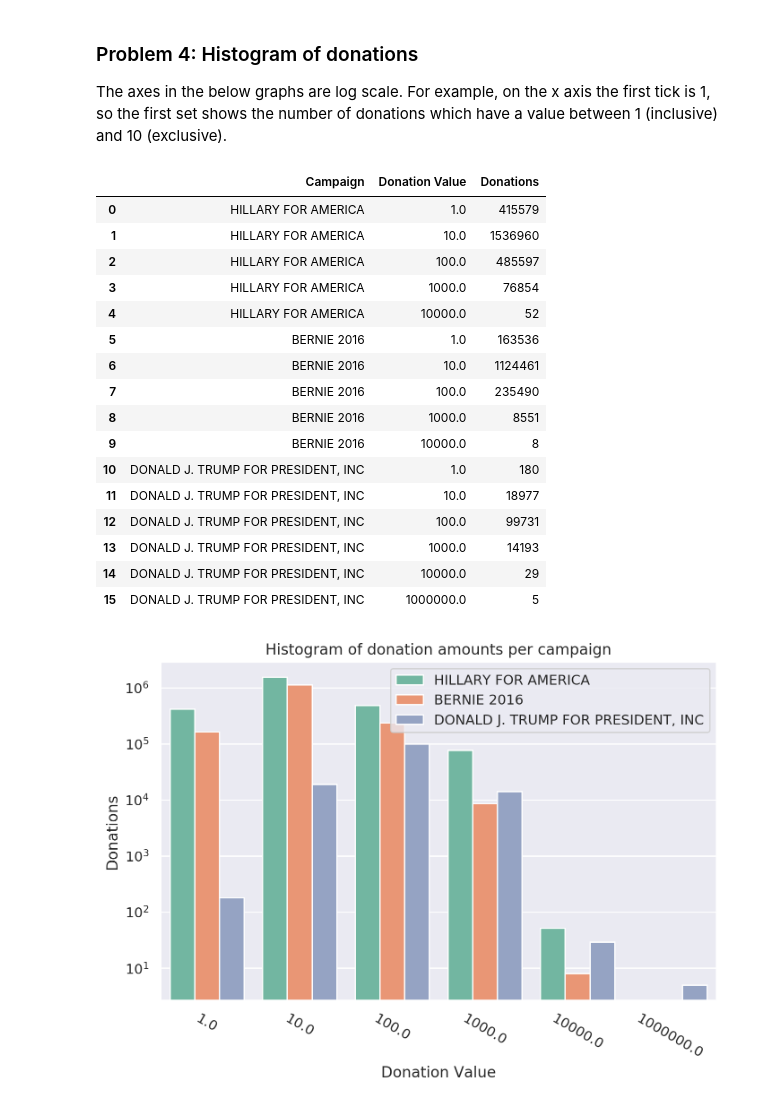
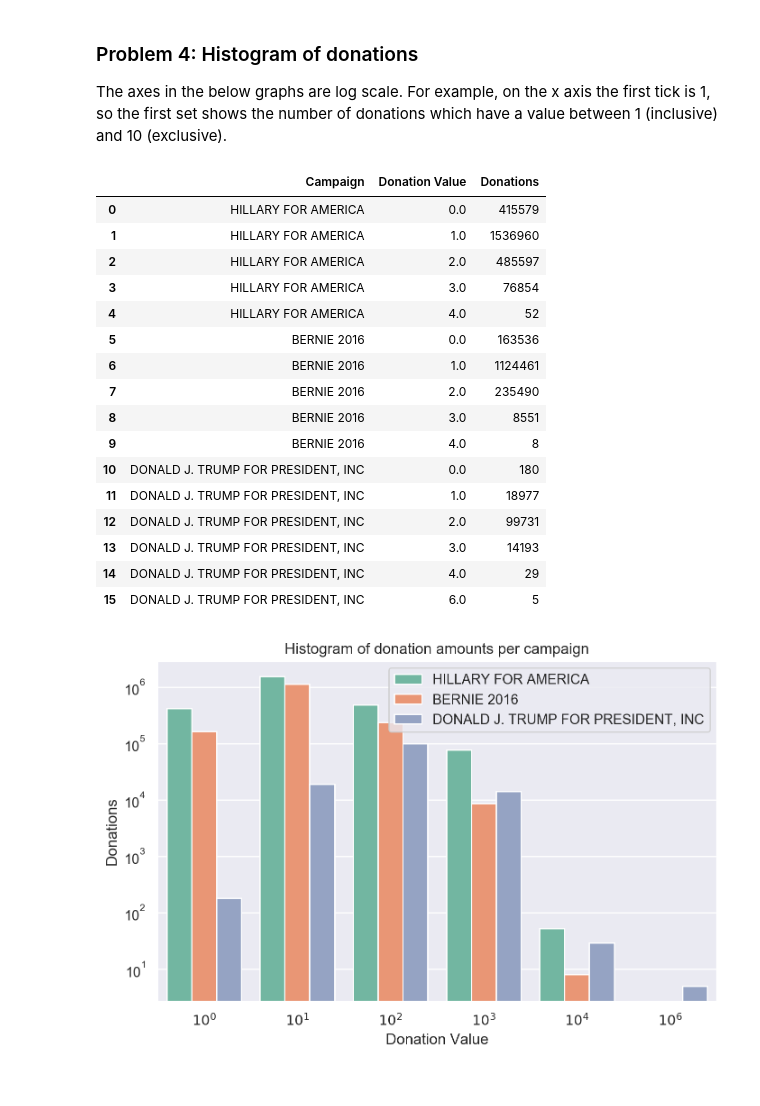
Before and after one commit to mnvsngv/cs696-bigdata, a Jupyter notebook: Assignment 4/Assignment 4.ipynb, the cells around one changed output. Saved outputs shown, nothing was run; the diff lists cells and outputs as text; code cells hidden in the pictures.

```diff
--- a/Assignment 4/Assignment 4.ipynb
+++ b/Assignment 4/Assignment 4.ipynb
@@ -199,32 +210,31 @@ problem3_df.head()
 The axes in the below graphs are log scale. For example, on the x axis the first tick is 1, so the first set shows the number of donations which have a value between 1 (inclusive) and 10 (exclusive).
 # %%
 problem4_df = pd.read_csv('./4.csv', names=['Campaign', 'Donation Value', 'Donations'])
-problem4_df['Donation Value'] = [10**i for i in problem4_df['Donation Value']]
-problem4_df['Campaign'] = [campaign_ids[id_number] for id_number in problem4_df['Campaign']]
 
 plot_large()
 sns.barplot(x='Donation Value', y='Donations', hue='Campaign', data=problem4_df)
 plt.yscale("log")
-plt.xticks(rotation=-30)
+plt.xticks(range(len(problem4_df['Donation Value'].unique())),
+           [r"$10^{%2d}$" % i for i in sorted(problem4_df['Donation Value'].unique())])
 plt.title('Histogram of donation amounts per campaign')
 plt.legend(loc='upper right')
-problem4_df.head(n=30)
+problem4_df.head(n=16)
 # %% [output]
 |  | Campaign | Donation Value | Donations |
-| 0 | HILLARY FOR AMERICA | 1.0 | 415579 |
-| 1 | HILLARY FOR AMERICA | 10.0 | 1536960 |
-| 2 | HILLARY FOR AMERICA | 100.0 | 485597 |
-| 3 | HILLARY FOR AMERICA | 1000.0 | 76854 |
-| 4 | HILLARY FOR AMERICA | 10000.0 | 52 |
-| 5 | BERNIE 2016 | 1.0 | 163536 |
-| 6 | BERNIE 2016 | 10.0 | 1124461 |
-| 7 | BERNIE 2016 | 100.0 | 235490 |
-| 8 | BERNIE 2016 | 1000.0 | 8551 |
-| 9 | BERNIE 2016 | 10000.0 | 8 |
-| 10 | DONALD J. TRUMP FOR PRESIDENT, INC | 1.0 | 180 |
-| 11 | DONALD J. TRUMP FOR PRESIDENT, INC | 10.0 | 18977 |
-| 12 | DONALD J. TRUMP FOR PRESIDENT, INC | 100.0 | 99731 |
-| 13 | DONALD J. TRUMP FOR PRESIDENT, INC | 1000.0 | 14193 |
-| 14 | DONALD J. TRUMP FOR PRESIDENT, INC | 10000.0 | 29 |
-| 15 | DONALD J. TRUMP FOR PRESIDENT, INC | 1000000.0 | 5 |
+| 0 | HILLARY FOR AMERICA | 0.0 | 415579 |
+| 1 | HILLARY FOR AMERICA | 1.0 | 1536960 |
+| 2 | HILLARY FOR AMERICA | 2.0 | 485597 |
+| 3 | HILLARY FOR AMERICA | 3.0 | 76854 |
+| 4 | HILLARY FOR AMERICA | 4.0 | 52 |
+| 5 | BERNIE 2016 | 0.0 | 163536 |
+| 6 | BERNIE 2016 | 1.0 | 1124461 |
+| 7 | BERNIE 2016 | 2.0 | 235490 |
+| 8 | BERNIE 2016 | 3.0 | 8551 |
+| 9 | BERNIE 2016 | 4.0 | 8 |
+| 10 | DONALD J. TRUMP FOR PRESIDENT, INC | 0.0 | 180 |
+| 11 | DONALD J. TRUMP FOR PRESIDENT, INC | 1.0 | 18977 |
+| 12 | DONALD J. TRUMP FOR PRESIDENT, INC | 2.0 | 99731 |
+| 13 | DONALD J. TRUMP FOR PRESIDENT, INC | 3.0 | 14193 |
+| 14 | DONALD J. TRUMP FOR PRESIDENT, INC | 4.0 | 29 |
+| 15 | DONALD J. TRUMP FOR PRESIDENT, INC | 6.0 | 5 |
-[figure, old version]
+[figure, new version]
```
Also changed, not shown: parts of 7 cells of this notebook, 5 other files.
